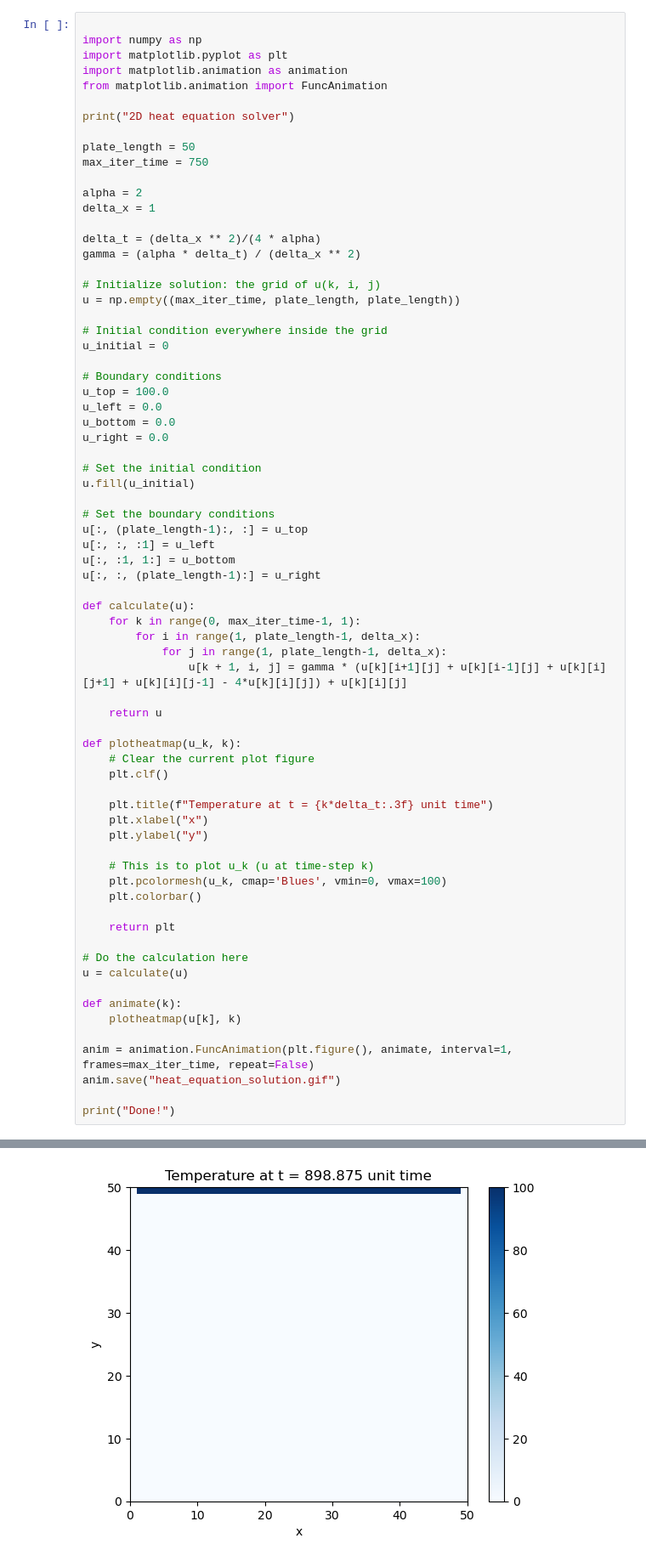
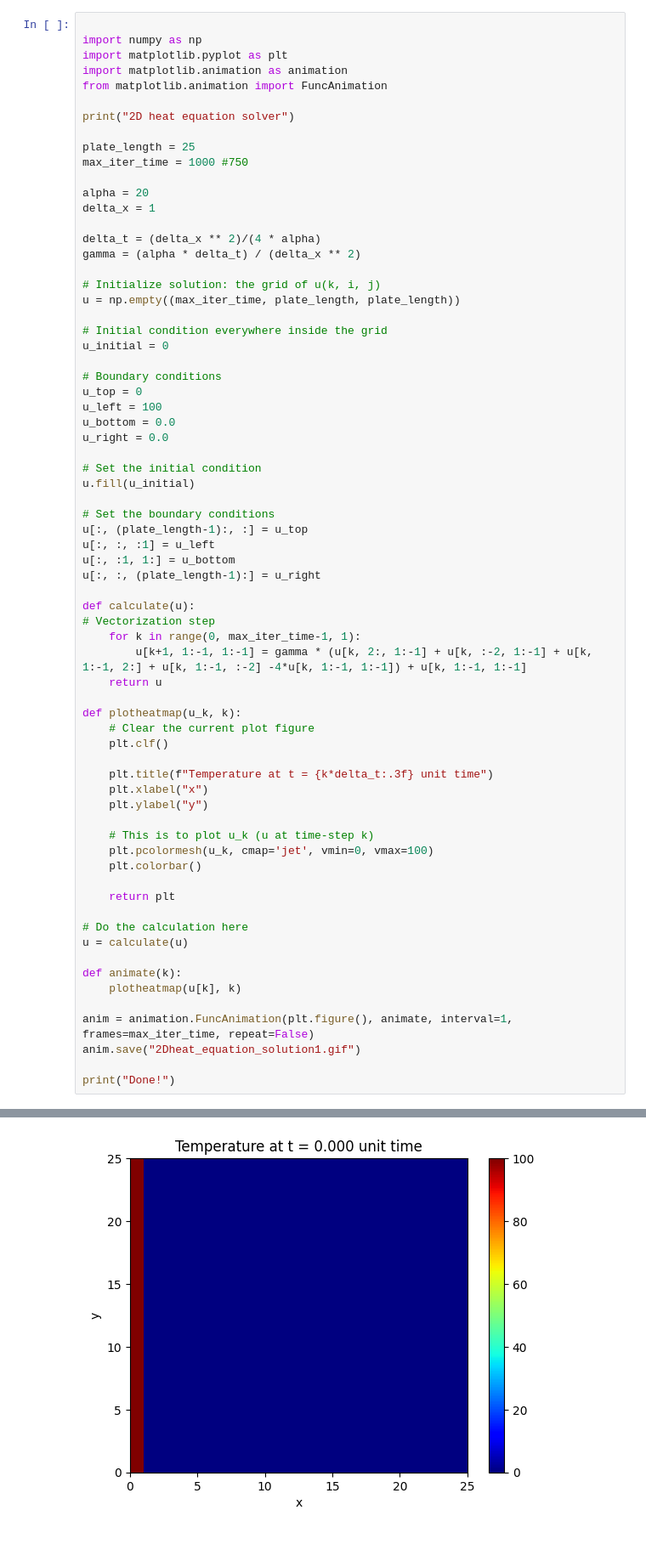
Before and after one commit to jesse-anderson/Fick-s-Law-of-Diffusion-and-Heat-Conduction, a Jupyter notebook: PythonNotebookDiffusion.ipynb, the cells around one changed output, grey strips where cells are left out. Shown at 85% size. Cells and saved outputs as stored; diff of their text form.

```diff
--- a/PythonNotebookDiffusion.ipynb
+++ b/PythonNotebookDiffusion.ipynb
@@ -105,10 +108,10 @@ from matplotlib.animation import FuncAnimation
 
 print("2D heat equation solver")
 
-plate_length = 50
-max_iter_time = 750
+plate_length = 25
+max_iter_time = 1000 #750
 
-alpha = 2
+alpha = 20
 delta_x = 1
 
 delta_t = (delta_x ** 2)/(4 * alpha)
@@ -121,8 +124,8 @@ u = np.empty((max_iter_time, plate_length, plate_length))
 u_initial = 0
 
 # Boundary conditions
-u_top = 100.0
-u_left = 0.0
+u_top = 0
+u_left = 100
 u_bottom = 0.0
 u_right = 0.0
 
@@ -136,11 +139,9 @@ u[:, :1, 1:] = u_bottom
 u[:, :, (plate_length-1):] = u_right
 
 def calculate(u):
+# Vectorization step
     for k in range(0, max_iter_time-1, 1):
-        for i in range(1, plate_length-1, delta_x):
-            for j in range(1, plate_length-1, delta_x):
-                u[k + 1, i, j] = gamma * (u[k][i+1][j] + u[k][i-1][j] + u[k][i][j+1] + u[k][i][j-1] - 4*u[k][i][j]) + u[k][i][j]
-
+        u[k+1, 1:-1, 1:-1] = gamma * (u[k, 2:, 1:-1] + u[k, :-2, 1:-1] + u[k, 1:-1, 2:] + u[k, 1:-1, :-2] -4*u[k, 1:-1, 1:-1]) + u[k, 1:-1, 1:-1]
     return u
 
 def plotheatmap(u_k, k):
@@ -152,7 +153,7 @@ def plotheatmap(u_k, k):
     plt.ylabel("y")
 
     # This is to plot u_k (u at time-step k)
-    plt.pcolormesh(u_k, cmap='Blues', vmin=0, vmax=100)
+    plt.pcolormesh(u_k, cmap='jet', vmin=0, vmax=100)
     plt.colorbar()
 
     return plt
@@ -164,7 +165,7 @@ def animate(k):
     plotheatmap(u[k], k)
 
 anim = animation.FuncAnimation(plt.figure(), animate, interval=1, frames=max_iter_time, repeat=False)
-anim.save("heat_equation_solution.gif")
+anim.save("2Dheat_equation_solution1.gif")
 
 print("Done!")
 # %% [output]
@@ -174,4 +175,4 @@ Done!
-[figure, old version]
+[figure, new version]
 # %%
 import numpy as np
 import matplotlib.pyplot as plt
```
Also changed, not shown: parts of 4 cells of this notebook.
